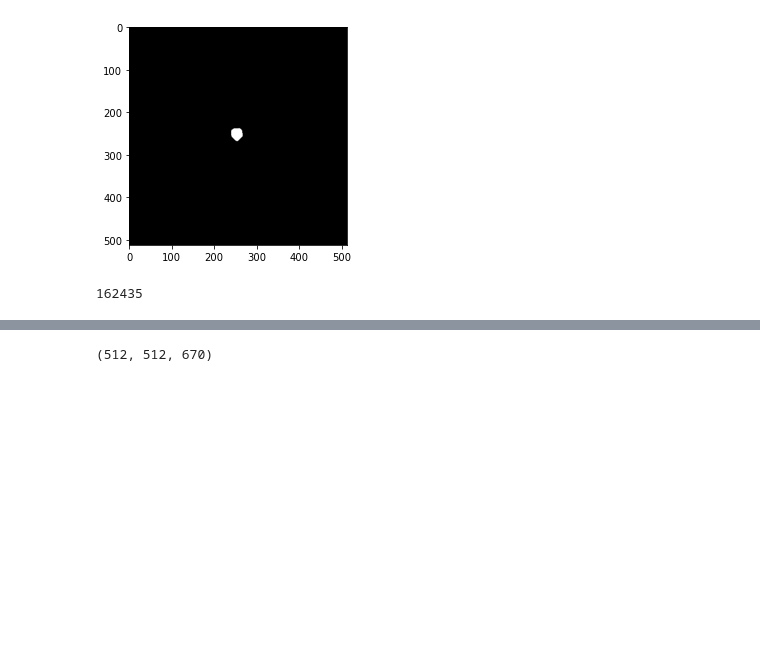
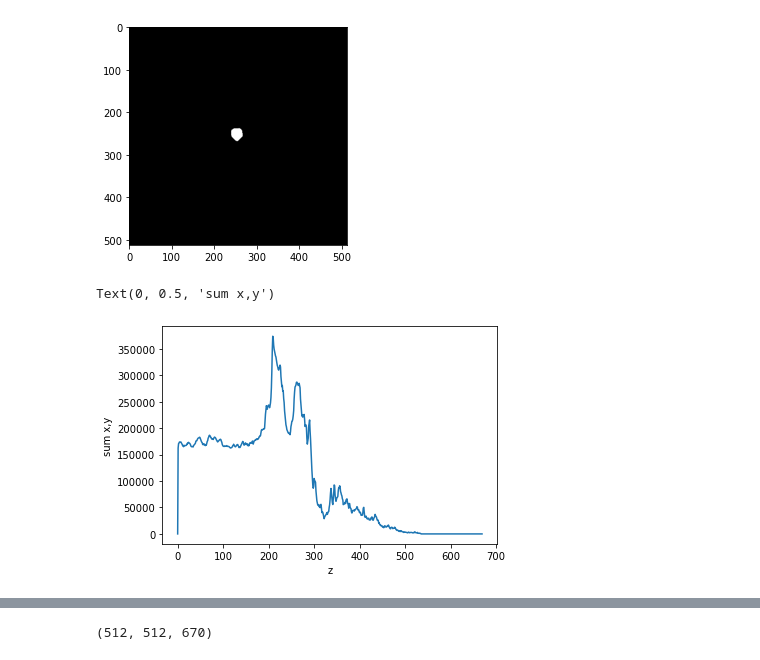
Before and after one commit to s-n-naik/airway_exploration, a Jupyter notebook: mask_calculations.ipynb, the cells around one changed output, grey strips where cells are left out. Drawn from its saved outputs; the diff is of its cells as text; code cells hidden in the pictures; blank space fills up the shorter version.

```diff
--- a/mask_calculations.ipynb
+++ b/mask_calculations.ipynb
@@ -148,7 +212,11 @@ plt.imshow(img_array[1,:,:], cmap='gray', extent=(0, width, height, 0))
 # %% [output]
 <matplotlib.image.AxesImage at 0x...>
 [figure]
-# %%
-img_array[1,:,:].sum()
-# %% [output]
-162435
+# %%
+# sum each slice along + plot along z axis
+plt.plot(np.arange(0, 670), img_array.sum(axis=(1,2)))
+plt.xlabel('z')
+plt.ylabel('sum x,y')
+# %% [output]
+Text(0, 0.5, 'sum x,y')
+[figure, added]
```
Also changed, not shown: parts of 22 cells of this notebook.
